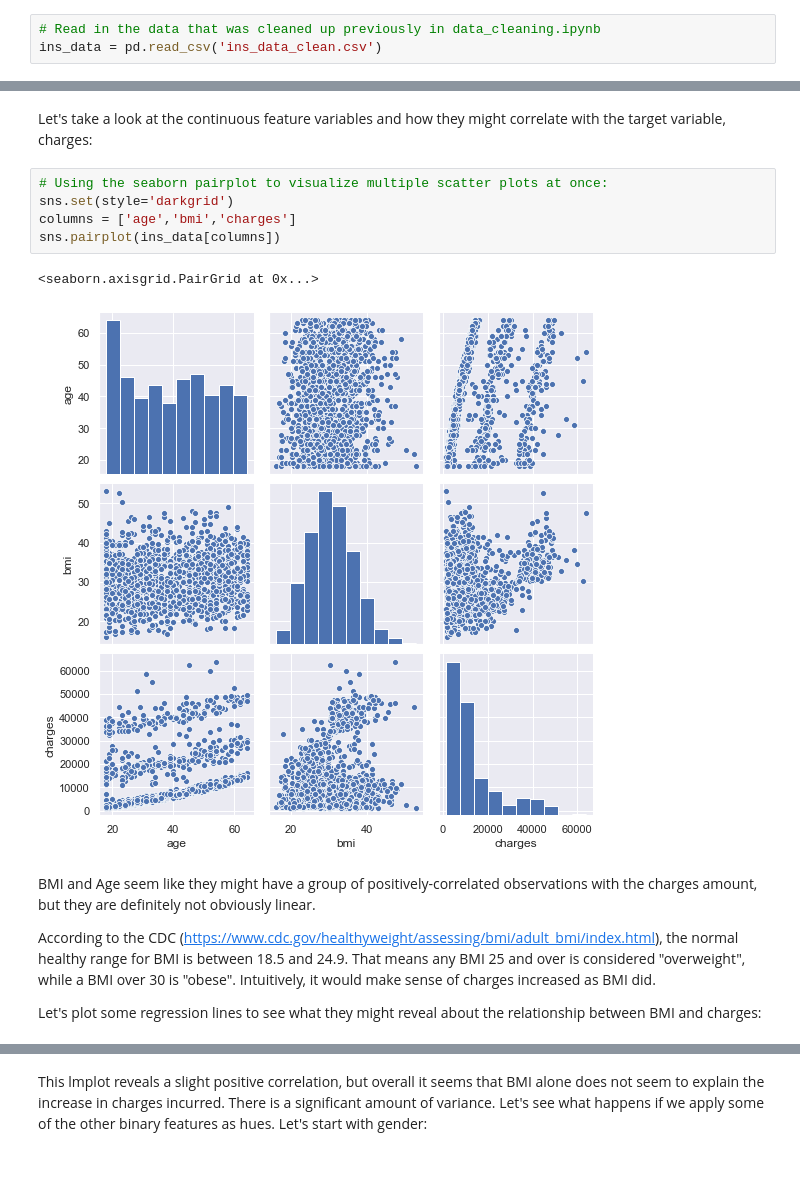
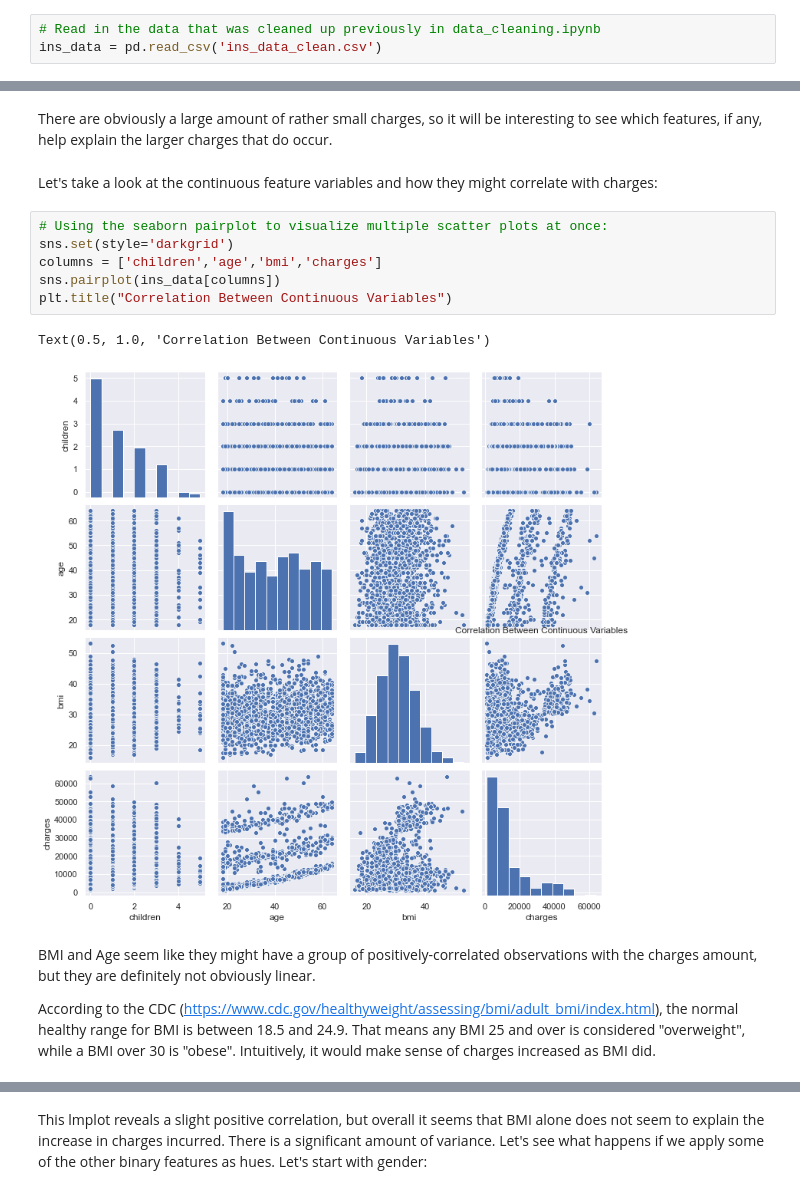
Before and after one commit to dbbabcock/DATA602_homework_1, a Jupyter notebook: ins_data_eda.ipynb, the cells around one changed output, grey strips where cells are left out. Saved outputs shown, nothing was run; the diff lists cells and outputs as text; blank space fills up the shorter version.

```diff
--- a/ins_data_eda.ipynb
+++ b/ins_data_eda.ipynb
@@ -20,16 +51,17 @@ ins_data.head()
+# %% [markdown]
+There are obviously a large amount of rather small charges, so it will be interesting to see which features, if any, help explain the larger charges that do occur.
 # %% [markdown]
-Let's take a look at the continuous feature variables and how they might correlate with the target variable, charges:
+Let's take a look at the continuous feature variables and how they might correlate with charges:
 # %%
 # Using the seaborn pairplot to visualize multiple scatter plots at once:
 sns.set(style='darkgrid')
-columns = ['age','bmi','charges']
+columns = ['children','age','bmi','charges']
 sns.pairplot(ins_data[columns])
+plt.title("Correlation Between Continuous Variables")
 # %% [output]
-<seaborn.axisgrid.PairGrid at 0x...>
+Text(0.5, 1.0, 'Correlation Between Continuous Variables')
-[figure, old version]
+[figure, new version]
 # %% [markdown]
 BMI and Age seem like they might have a group of positively-correlated observations with the charges amount, but they are definitely not obviously linear.
 
 According to the CDC (https://www.cdc.gov/healthyweight/assessing/bmi/adult_bmi/index.html), the normal healthy range for BMI is between 18.5 and 24.9. That means any BMI 25 and over is considered "overweight", while a BMI over 30 is "obese". Intuitively, it would make sense of charges increased as BMI did.
-
-Let's plot some regression lines to see what they might reveal about the relationship between BMI and charges:
```
Also changed, not shown: parts of 19 cells of this notebook, 3 other files.
